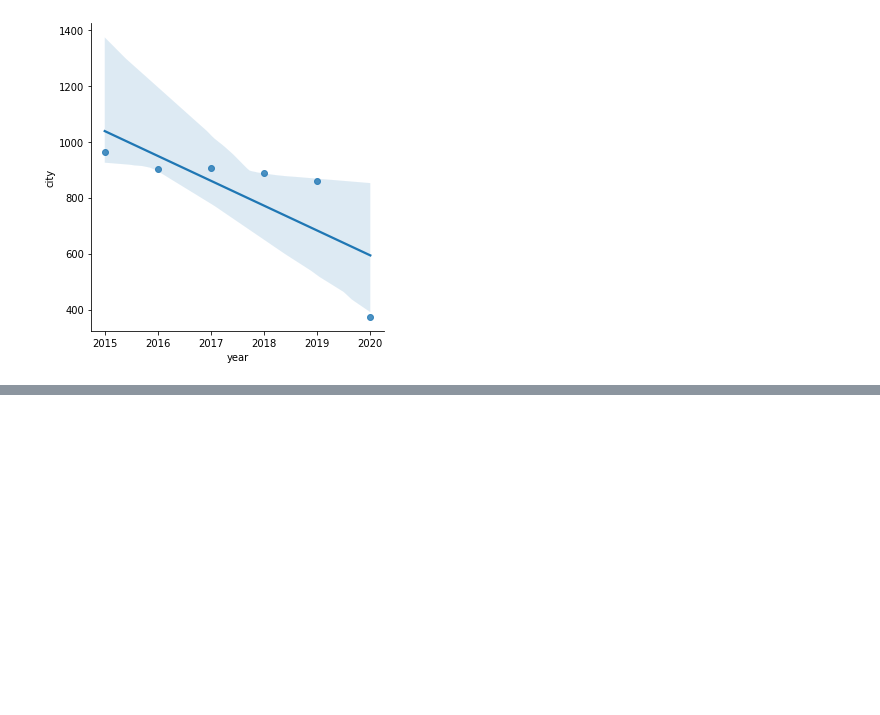
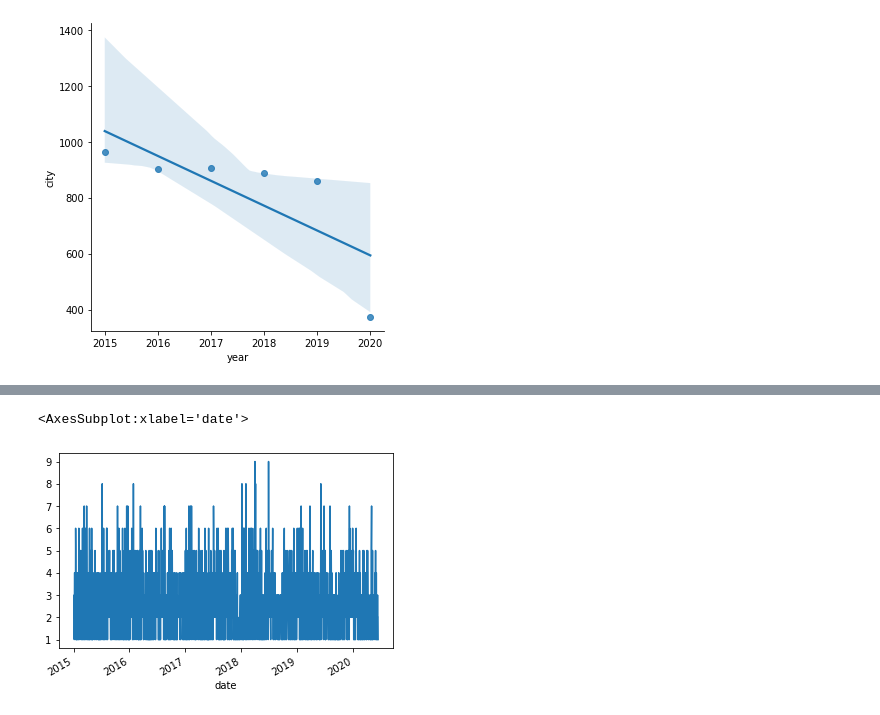
Before and after one commit to frau-muller/ml, a Jupyter notebook: us police.ipynb, the cells around one changed output, grey strips where cells are left out. Drawn from its saved outputs; the diff is of its cells as text; code cells hidden in the pictures; blank space fills up the shorter version.

```diff
--- a/us police.ipynb
+++ b/us police.ipynb
@@ -161,0 +173,5 @@ sns.lmplot(x ='year',y='city',data=by_year.reset_index())
+# %%
+shoot[shoot['manner_of_death']=='shot'].groupby('date').count()['city'].plot()
+# %% [output]
+<AxesSubplot:xlabel='date'>
+[figure, added]
```
Also changed, not shown: parts of 3 cells of this notebook.
